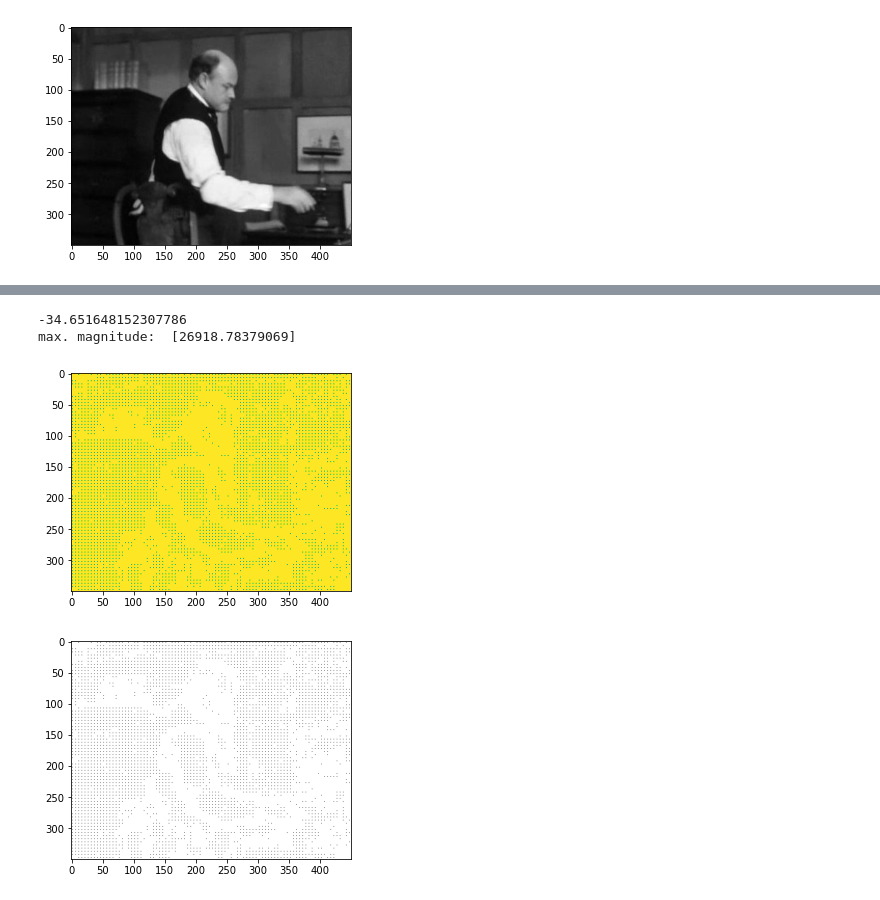
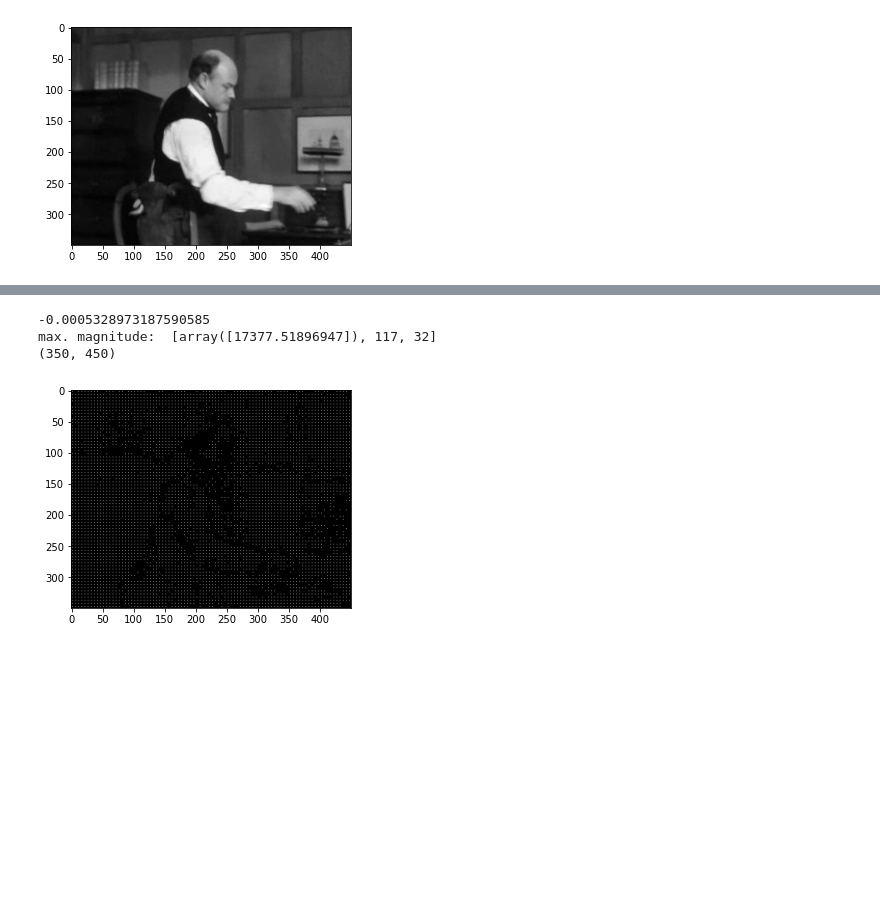
Before and after one commit to duketran1996/optical-flow-segmentation-analysis, a Jupyter notebook: lk-poc.ipynb, the cells around one changed output, grey strips where cells are left out. Saved outputs shown, nothing was run; the diff lists cells and outputs as text; code cells hidden in the pictures; blank space fills up the shorter version.

Commit message:
fixed indexing bug.. still no good vectors

```diff
--- a/lk-poc.ipynb
+++ b/lk-poc.ipynb
@@ -154,9 +154,11 @@ def calculate_spatial_derivatives(im_in):
     image = im_in
 
 
-    x_deriv =np.array([ [0,0,0],
+    x_deriv =np.array([ [ 0,0,0],
                         [-1,0,1],
                         [0,0,0]])
+
+    # x_deriv = np.array([[-1,1],[-1,1]])
 
     y_deriv = x_deriv.T
 
@@ -173,13 +175,14 @@ def calculate_temporal_derivative(im_1,im_2):
     out_im -= im_1
     return out_im
 
+
 smoothed_im_1 = smooth_image(im_1)
 
 display_image(smoothed_im_1)
 
 smoothed_im_2 = smooth_image(im_2)
 x_deriv,y_deriv = calculate_spatial_derivatives(smoothed_im_1)
-t_deriv = calculate_temporal_derivative(im_1,im_2)
+t_deriv = calculate_temporal_derivative(smoothed_im_1,smoothed_im_2)
 
 
 
@@ -200,10 +203,10 @@ processed image shape:  (350, 450)
 
 def get_patch_indices(y,x):
     patch_indices = [[y-2,x-2],[y-2,x-1],[y-2,x-0],[y-2,x+1],[y-2,x+2],
-                [y-1,x-2],[y-1,x-1],[y-1,x-0],[y-1,x-0],[y-1,x+2],
-                [y-0,x-2],[y-0,x-1],[y-0,x-0],[y-0,x-0],[y-0,x+2],
-                [y+1,x-2],[y+1,x-1],[y+1,x-0],[y+1,x-0],[y+1,x+2],
-                [y+2,x-2],[y+2,x-1],[y+2,x-0],[y+2,x-0],[y+2,x+2]]
+                [y-1,x-2],[y-1,x-1],[y-1,x-0],[y-1,x+1],[y-1,x+2],
+                [y-0,x-2],[y-0,x-1],[y-0,x-0],[y-0,x+1],[y-0,x+2],
+                [y+1,x-2],[y+1,x-1],[y+1,x-0],[y+1,x+1],[y+1,x+2],
+                [y+2,x-2],[y+2,x-1],[y+2,x-0],[y+2,x+1],[y+2,x+2]]
 
     patch_indices = np.array(patch_indices)
     return patch_indices
@@ -223,15 +226,15 @@ def get_A(patch_indices,x_deriv,y_deriv):
     return A
 
 
-def get_B(patch_indices,t_deriv):
-    B = np.zeros((patch_indices.shape[0],1))
+def get_b(patch_indices,t_deriv):
+    b = np.zeros((patch_indices.shape[0],1))
     for i in range(patch_indices.shape[0]):
         index = patch_indices[i,:]
         y = index[0]
         x = index[1]
         I_t = t_deriv[y,x]
-        B[i] = I_t
-    return B
+        b[i] = I_t
+    return b
 print(x_deriv[0,0])
 
 
@@ -250,7 +253,7 @@ def calculate_flow_vectors(x_deriv,y_deriv,t_deriv):
     patch_size = 5
     offset = int(np.floor(patch_size/2))
 
-    maximum = 0
+    maximum = [0,0,0]
 
     for i in range(offset, im_1.shape[0] - offset,5):
         for j in range(offset, im_1.shape[1] - offset,5):
@@ -258,65 +261,53 @@ def calculate_flow_vectors(x_deriv,y_deriv,t_deriv):
 
             patch_indices = get_patch_indices(i,j)
             A = get_A(patch_indices,x_deriv,y_deriv)
-            b = get_B(patch_indices,t_deriv)
+            b = get_b(patch_indices,t_deriv)
 
             solver_output = np.linalg.lstsq(A,-b,rcond=None)
 
             x = solver_output[0]
 
+
             x_magnitude = np.sqrt(x.T.dot(x))[0]
 
-            maximum = x_magnitude if x_magnitude > maximum else maximum
+            maximum = [x_magnitude,i,j] if x_magnitude > maximum[0] else maximum
+
+            # print("Ix * u + Ix * v + It = assert 0:",x_deriv[i,j]*x[1] + y_deriv[i,j]*x[0] + t_deriv[i,j])
 
 
             flow_magnitude_field[i,j] = x_magnitude[0]
 
     print("max. magnitude: ",maximum)
 
     return flow_magnitude_field
 
 
 
 
-flow_magnitude_field = -calculate_flow_vectors(x_deriv,y_deriv,t_deriv)
+flow_magnitude_field = calculate_flow_vectors(x_deriv,y_deriv,t_deriv)
 
-flow_magnitude_field = flow_magnitude_field > -20
+print(flow_magnitude_field.shape)
 
-# for i in range(offset, im_1.shape[0] - offset,5):
-#     for j in range(offset, im_1.shape[1] - offset,5):
-#         if flow_magnitude_field[i,j] > 50:
-#             flow_magnitude_field[i-1,j-1] = 255
-#             flow_magnitude_field[i-0,j-1] = 255
-#             flow_magnitude_field[i+1,j-1] = 255
-#             flow_magnitude_field[i-1,j+0] = 255
-#             flow_magnitude_field[i-0,j+0] = 255
-#             flow_magnitude_field[i+1,j+0] = 255
-#             flow_magnitude_field[i-1,j+1] = 255
-#             flow_magnitude_field[i-0,j+1] = 255
-#             flow_magnitude_field[i+1,j+1] = 255
+flow_magnitude_field = flow_magnitude_field > 5
 
 
-
-
-plt.imshow(flow_magnitude_field)
-plt.show()
 
 
 
 display_image(flow_magnitude_field)
 
 
 
 
 # print(A)
 # print(b)
 # print(x)
 
 # print(A.shape)
 # print(x.shape)
 # print(b.shape)
 # %% [output]
--34.651648152307786
-max. magnitude:  [26918.78379069]
+-0.0005328973187590585
+max. magnitude:  [array([17377.51896947]), 117, 32]
+(350, 450)
-[figure, old version]
+[figure, new version]
-[figure, removed]
```
Also changed, not shown: parts of 1 cell of this notebook.
